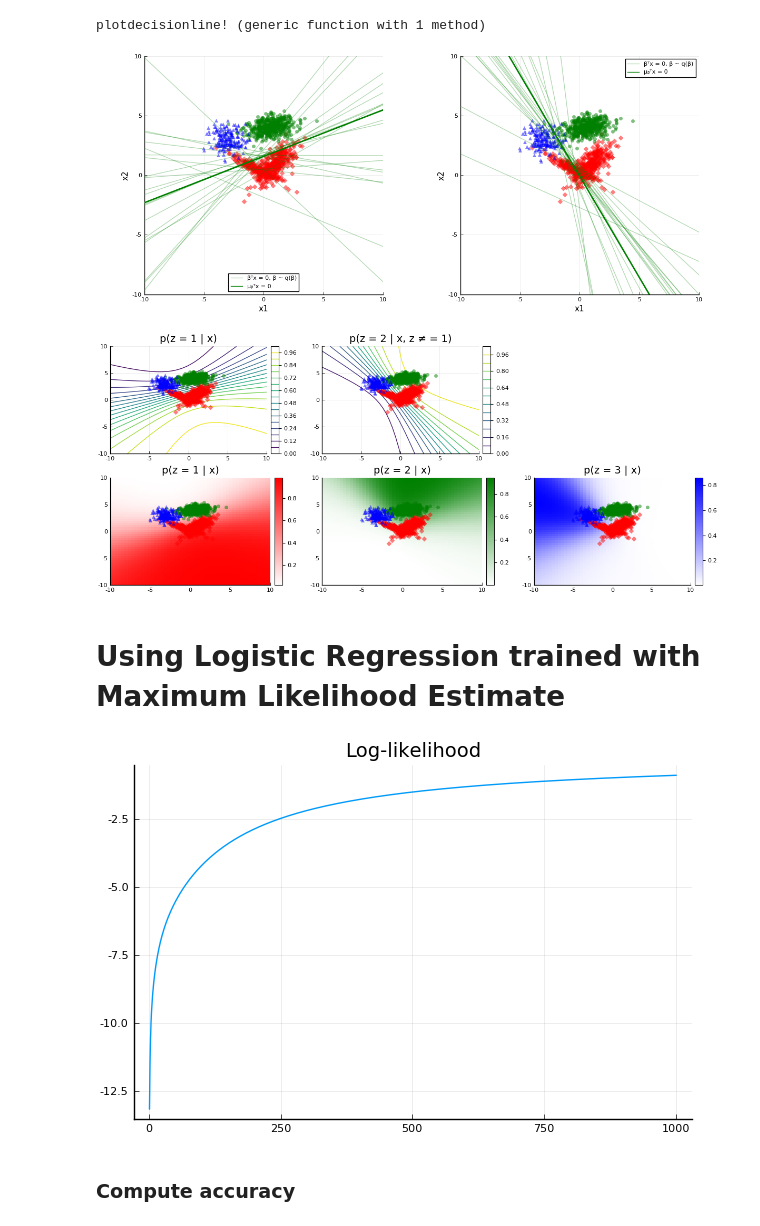
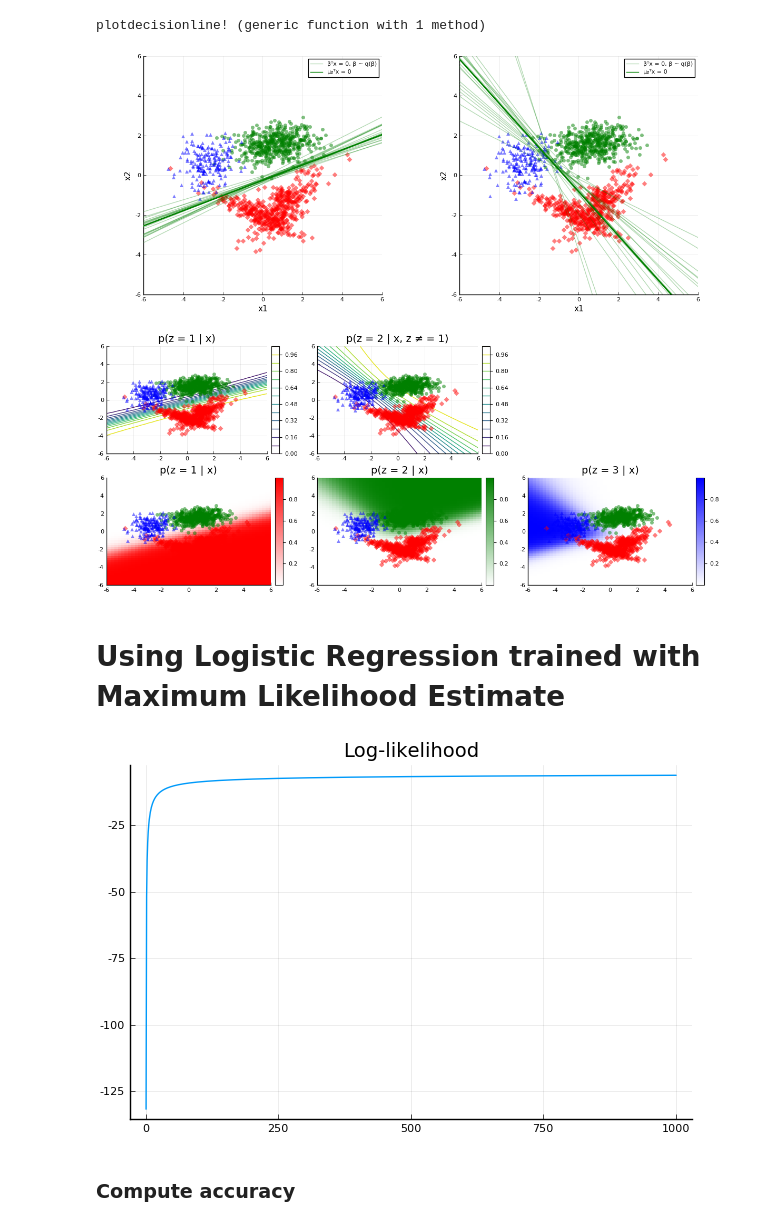
Before and after one commit to fnlandini/BayesianModels, a Jupyter notebook: examples/LogisticRegression.ipynb, the cells around one changed output. Cells and saved outputs as stored; diff of their text form; code cells hidden in the pictures.

```diff
--- a/examples/LogisticRegression.ipynb
+++ b/examples/LogisticRegression.ipynb
@@ -220,13 +296,13 @@ plotdecisionline! (generic function with 1 method)
 pdec1 = plot(
     size=(500, 500),
     aspect_ratio=:equal,
-    xlims=(-10, 10),
-    ylims=(-10, 10),
+    xlims=(-6, 6),
+    ylims=(-6, 6),
     xlabel="x1",
     ylabel="x2"
 )
 
-plotdata!(pdec1, x1_test, x2_test, x3_test)
+plotdata!(pdec1, x1_test_norm, x2_test_norm, x3_test_norm)
 
 for i in 1:20
     sβ = sampleβ(μᵦ, Σᵦ)
@@ -250,13 +326,13 @@ plotdecisionline!(pdec1, w, w₀, line = (:green), linewidth=2, label="μᵦᵀx
 pdec2 = plot(
     size=(500, 500),
     aspect_ratio=:equal,
-    xlims=(-10, 10),
-    ylims=(-10, 10),
+    xlims=(-6, 6),
+    ylims=(-6, 6),
     xlabel="x1",
     ylabel="x2"
 )
 
-plotdata!(pdec2, x1_test, x2_test, x3_test)
+plotdata!(pdec2, x1_test_norm, x2_test_norm, x3_test_norm)
 
 for i in 1:20
     sβ = sampleβ(μᵦ, Σᵦ)
@@ -274,14 +350,14 @@ plotdecisionline!(pdec2, w, w₀, line = (:green), linewidth=2, label="μᵦᵀx
 l = @layout [a b]
 plot(pdec1, pdec2, layout = l, size = (1200, 500))
 # %% [output]
-[figure, old version]
+[figure, new version]
 # %%
 # Resolution for plotting the decision region
 res = 50
 
 # Generate a grid of the input space
-dim1 = range(-10, 10, length=res)
-dim2 = range(-10, 10, length=res)
+dim1 = range(-6, 6, length=res)
+dim2 = range(-6, 6, length=res)
 testX = vec([ [i, j] for i=dim1, j=dim2])
 testX = hcat(testX...)
 
@@ -300,11 +376,11 @@ ppredict1 = heatmap(
     dim1,
     dim2,
     pz[1, :, :]',
-    xlims = (-10, 10),
-    ylims = (-10, 10),
+    xlims = (-6, 6),
+    ylims = (-6, 6),
     c = cgrad([:white, :red])
 )
-plotdata!(ppredict1, x1_test, x2_test, x3_test)
+plotdata!(ppredict1, x1_test_norm, x2_test_norm, x3_test_norm)
 
 
 ppredict1_1 = plot(
@@ -312,11 +388,11 @@ ppredict1_1 = plot(
     dim1,
     dim2,
     pz1',
-    xlims = (-10, 10),
-    ylims = (-10, 10),
+    xlims = (-6, 6),
+    ylims = (-6, 6),
     c = :viridis
 )
-plotdata!(ppredict1_1, x1_test, x2_test, x3_test)
+plotdata!(ppredict1_1, x1_test_norm, x2_test_norm, x3_test_norm)
 
 #################################
 # Plotting p(z = 3 | x) and p(z = 2 | x, z ≠ 1)
@@ -326,45 +402,45 @@ ppredict2 = heatmap(
     dim1,
     dim2,
     pz[2, :, :]',
-    xlims = (-10, 10),
-    ylims = (-10, 10),
+    xlims = (-6, 6),
+    ylims = (-6, 6),
     c = cgrad([:white, :green])
 )
-plotdata!(ppredict2, x1_test, x2_test, x3_test)
+plotdata!(ppredict2, x1_test_norm, x2_test_norm, x3_test_norm)
 
 ppredict2_1 = plot(
     title = "p(z = 2 | x, z ≠ = 1)",
     dim1,
     dim2,
     pz2_z1',
-    xlims = (-10, 10),
-    ylims = (-10, 10),
+    xlims = (-6, 6),
+    ylims = (-6, 6),
     c = :viridis
 )
-plotdata!(ppredict2_1, x1_test, x2_test, x3_test)
+plotdata!(ppredict2_1, x1_test_norm, x2_test_norm, x3_test_norm)
 
 #################################
 # Plotting p(z = 3 | x)
 
 ppredict3 = heatmap(
     title = "p(z = 3 | x)",
     dim1,
     dim2,
     pz[3, :, :]',
-    xlims = (-10, 10),
-    ylims = (-10, 10),
+    xlims = (-6, 6),
+    ylims = (-6, 6),
     #c = :viridis
     c = cgrad([:white, :blue])
 )
-plotdata!(ppredict3, x1_test, x2_test, x3_test)
+plotdata!(ppredict3, x1_test_norm, x2_test_norm, x3_test_norm)
 
 
 ppredict3_12 = plot(legend=false,grid=false,foreground_color_subplot=:white)  # create subplot to be blank
 
 l = @layout [a b c; d e f]
 plot(ppredict1_1, ppredict2_1, ppredict3_12, ppredict1, ppredict2, ppredict3, layout = l, size = (1200, 500))
 # %% [output]
-[figure, old version]
+[figure, new version]
 # %% [markdown]
 # Using Logistic Regression trained with Maximum Likelihood Estimate
 # %%
@@ -430,6 +506,16 @@ function accuracy_MLE(β, X, z)
 end
 
 
+function cross_entropy_MLE(β, X, z)
+    p = predict_MLE(β,X)
+    onehot = zeros(Float64, size(z,1), n_classes)
+    for i = 1:n_classes
+        onehot[:,i] = (z .== i)
+    end
+    -sum(log.(p) .* onehot) / length(z)
+end
+
+
 n_classes = 3
 β = zeros(Float64, n_classes-1, size(X_train, 1)+1) # +1 to account for the bias
 
@@ -447,8 +533,10 @@ optim = "SGD"
 steps = nsteps
 llks_MLE = zeros(steps+1)
 accs_MLE = zeros(steps+1)
+xentropy_MLE = zeros(steps+1)
 llks_MLE[1] = loglikelihood(n_classes, z_train, X_train_augmented, β)
-accs_MLE[1] = accuracy_MLE(β, X_test, z_test)
+accs_MLE[1] = accuracy_MLE(β, X_test_norm, z_test)
+xentropy_MLE[1] = cross_entropy_MLE(β, X_test_norm, z_test)
 
 for step = 1:steps
     # Populate for all data points
@@ -476,14 +564,15 @@ for step = 1:steps
     end
 
     llks_MLE[step+1] = loglikelihood(n_classes, z_train, X_train_augmented, β)
-    accs_MLE[step+1] = accuracy_MLE(β, X_test, z_test)
+    accs_MLE[step+1] = accuracy_MLE(β, X_test_norm, z_test)
+    xentropy_MLE[step+1] = cross_entropy_MLE(β, X_test_norm, z_test)
 end
 
 β_MLE = β
 llk_plot = plot(1:steps+1, llks_MLE, label="llk", title = "Log-likelihood")
 plot(llk_plot, legend=false)
 # %% [output]
-[figure, old version]
+[figure, new version]
 # %% [markdown]
 ### Compute accuracy
 # %%
```
Also changed, not shown: parts of 27 cells of this notebook.
